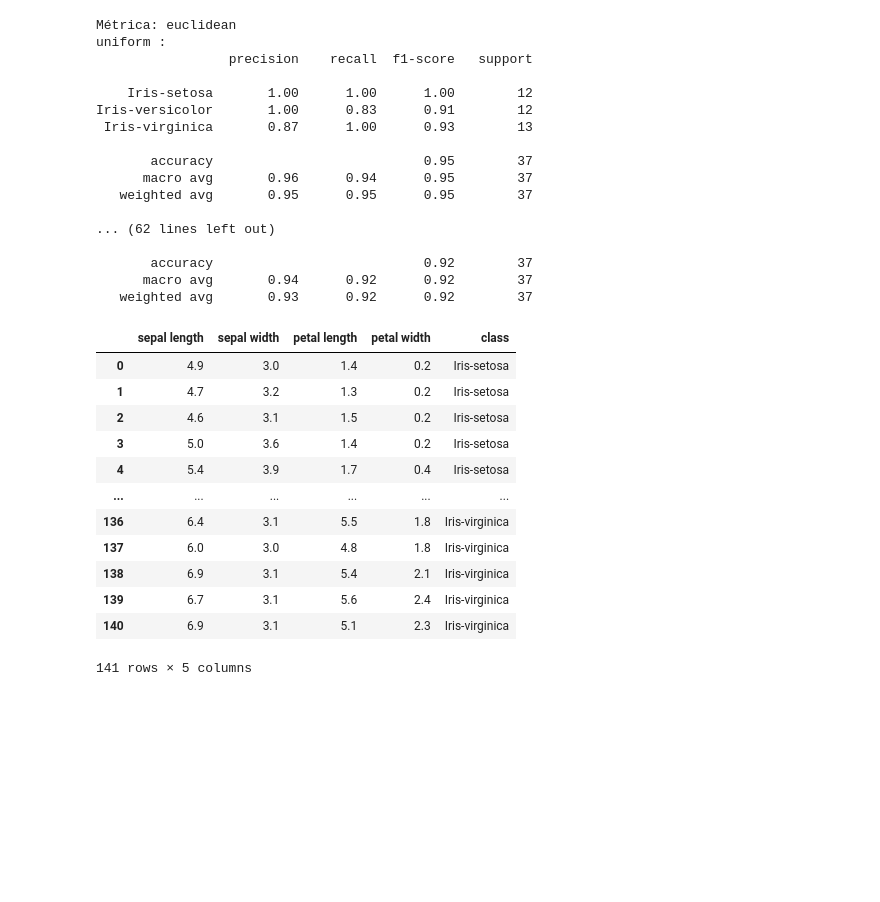
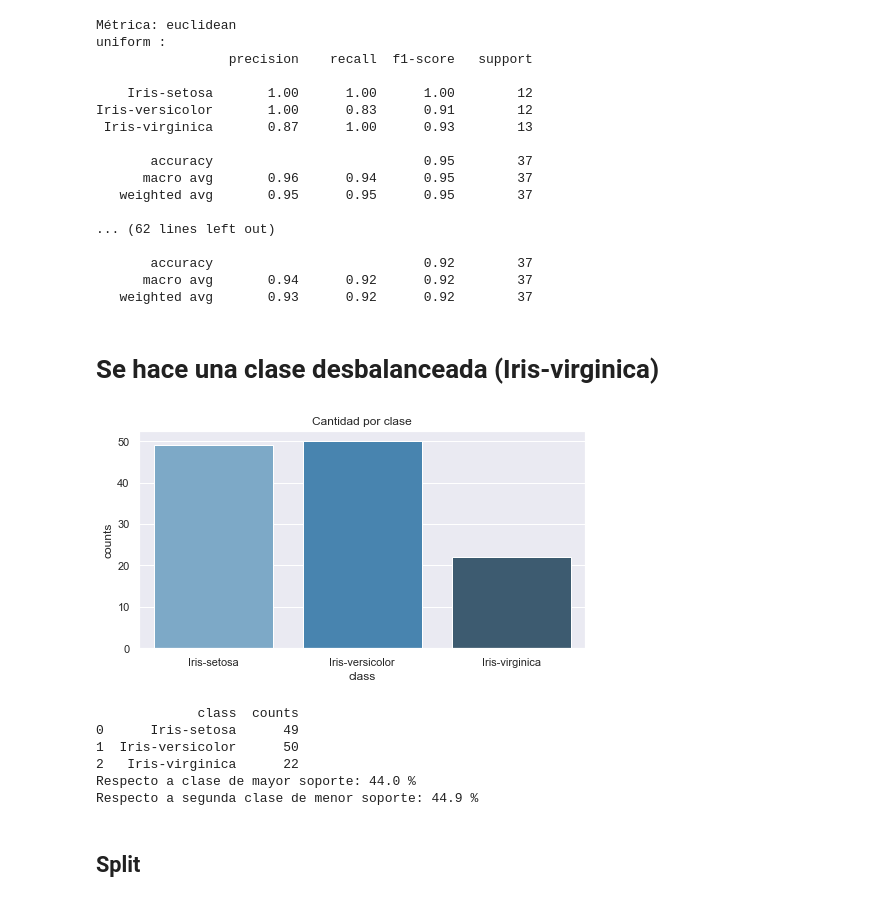
Before and after one commit to hugosep/machine-learning-taller-2, a Jupyter notebook: taller-ml-2/taller-ml-2.ipynb, the cells around one changed output. Drawn from its saved outputs; the diff is of its cells as text; code cells hidden in the pictures; blank space fills up the shorter version.

```diff
--- a/taller-ml-2/taller-ml-2.ipynb
+++ b/taller-ml-2/taller-ml-2.ipynb
@@ -784,23 +745,31 @@ Iris-versicolor       1.00      0.83      0.91        12
        accuracy                           0.92        37
       macro avg       0.94      0.92      0.92        37
    weighted avg       0.93      0.92      0.92        37
-# %%
-data = data[0:141]
-data
-# %% [output]
-|  | sepal length | sepal width | petal length | petal width | class |
-| 0 | 4.9 | 3.0 | 1.4 | 0.2 | Iris-setosa |
-| 1 | 4.7 | 3.2 | 1.3 | 0.2 | Iris-setosa |
-| 2 | 4.6 | 3.1 | 1.5 | 0.2 | Iris-setosa |
-| 3 | 5.0 | 3.6 | 1.4 | 0.2 | Iris-setosa |
-| 4 | 5.4 | 3.9 | 1.7 | 0.4 | Iris-setosa |
-| ... | ... | ... | ... | ... | ... |
-| 136 | 6.4 | 3.1 | 5.5 | 1.8 | Iris-virginica |
-| 137 | 6.0 | 3.0 | 4.8 | 1.8 | Iris-virginica |
-| 138 | 6.9 | 3.1 | 5.4 | 2.1 | Iris-virginica |
-| 139 | 6.7 | 3.1 | 5.6 | 2.4 | Iris-virginica |
-| 140 | 6.9 | 3.1 | 5.1 | 2.3 | Iris-virginica |
-141 rows × 5 columns
+# %% [markdown]
+# Se hace una clase desbalanceada (Iris-virginica)
+# %%
+data = data[0:121]
+
+gr = data.groupby(['class']).size().reset_index(name='counts')
+fig, ax = plt.subplots(figsize=(8,4),nrows=1)
+sns.barplot(data=gr, x='class', y='counts', palette="Blues_d",ax=ax)
+ax.set_title('Cantidad por clase')
+plt.show()
+counts = list(gr.counts)
+counts.sort()
+print(gr)
+print("Respecto a clase de mayor soporte:", round(counts[0] * 100 / counts[-1], 2), "%")
+print("Respecto a segunda clase de menor soporte:", round(counts[0] * 100 / counts[-2], 2), "%")
+# %% [output]
+[figure, added]
+             class  counts
+0      Iris-setosa      49
+1  Iris-versicolor      50
+2   Iris-virginica      22
+Respecto a clase de mayor soporte: 44.0 %
+Respecto a segunda clase de menor soporte: 44.9 %
+# %% [markdown]
+## Split
 # %%
 classes = data.columns[:-1]
 X = data[classes]
```
Also changed, not shown: parts of 31 cells of this notebook.
